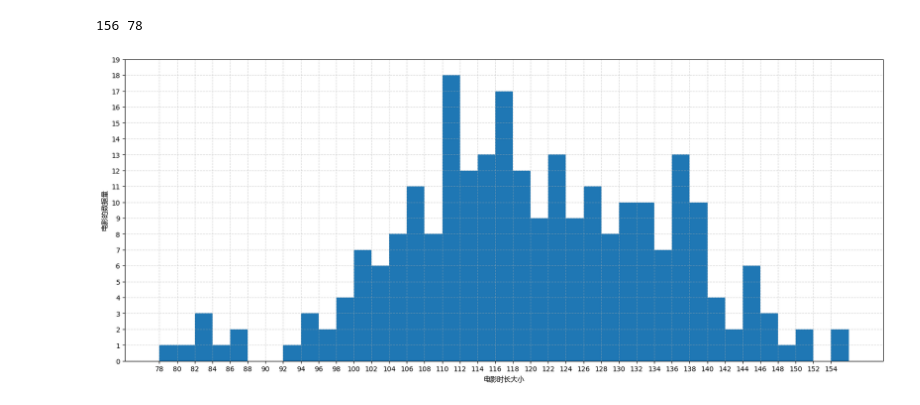
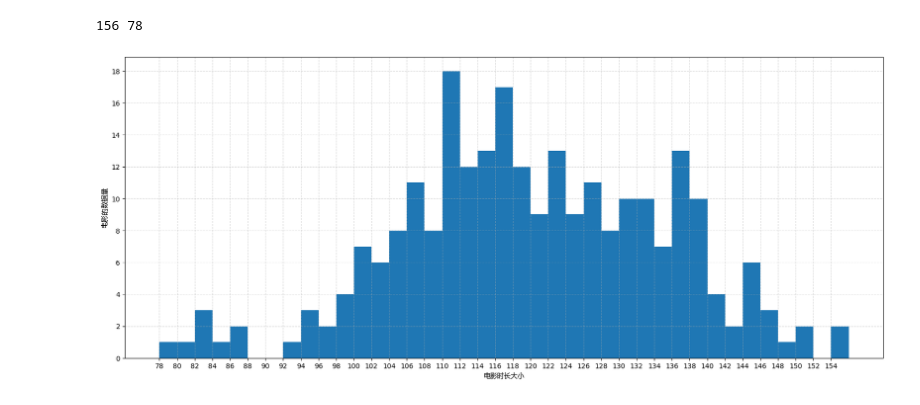
Before and after one commit to Zhangxulang/Python_Base, a Jupyter notebook: day11/5-直方图.ipynb, the cells around one changed output. Saved outputs shown, nothing was run; the diff lists cells and outputs as text; code cells hidden in the pictures.

```diff
--- a/day11/5-直方图.ipynb
+++ b/day11/5-直方图.ipynb
@@ -17,34 +17,37 @@ time = [131,   98,    125,   131,   124,   139,   131, 117, 128, 108, 135, 138,
 111,   84, 137, 115, 122, 106, 144, 109, 123, 116, 111,111, 133, 150]
 
 # 创建画布
+# 导入模块
+import matplotlib.pyplot as plt
+from matplotlib import font_manager
+
+
+print(max(time),min(time))  # 2）打印最大值和最小值，以便设置组距
+# %% [output]
+156 78
 # %%
-# 导入模块
-import matplotlib.pyplot as plt
-from matplotlib import font_manager
-
-plt.figure(figsize=(20, 8), dpi=100) # 3）绘制直方图
-print(max(time),min(time))
+plt.figure(figsize=(20, 8), dpi=100) # 3）设置画布大小，分辨率，绘制直方图
 # 设置组距
 distance = 2
 # 计算组数
 group_num = int((max(time) - min(time)) / distance) # 绘制直方图
 plt.hist(time, bins=group_num)
 
 # 修改x轴刻度显示
 plt.xticks(range(min(time), max(time))[::2])
-plt.yticks(range(0, 20, 1))
+# 修改y轴刻度显示
+plt.yticks(range(0, 20, 2))
 
 # 添加网格显示
 plt.grid(linestyle="--", alpha=0.5)
 
 # 设置字体
 my_font = font_manager.FontProperties(fname="C:/Windows/Fonts/msyh.ttc")  # 微软雅黑路径
 
 #添 加 x,  y 轴 描 述 信 息
 plt.xlabel("电影时长大小",fontproperties=my_font)
 plt.ylabel("电影的数据量",fontproperties=my_font)
 # 4）显示图像
 plt.show()
 # %% [output]
-156 78
-[figure, old version]
+[figure, new version]
```
Also changed, not shown: 2 other files.
